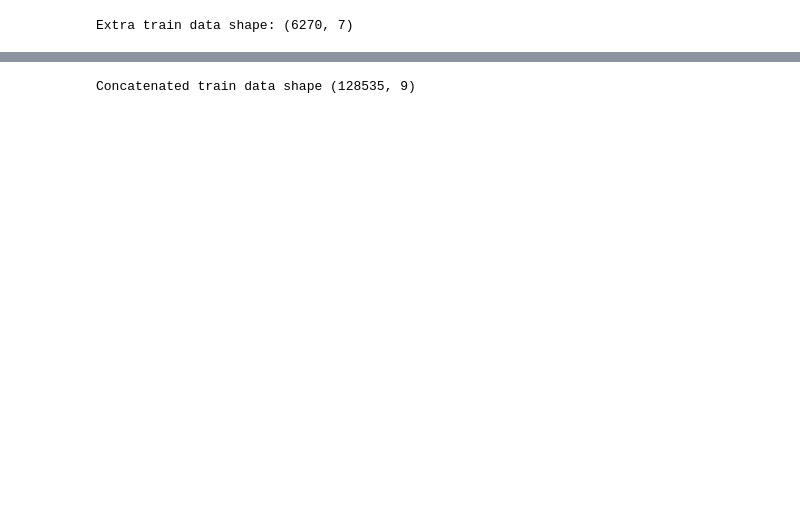
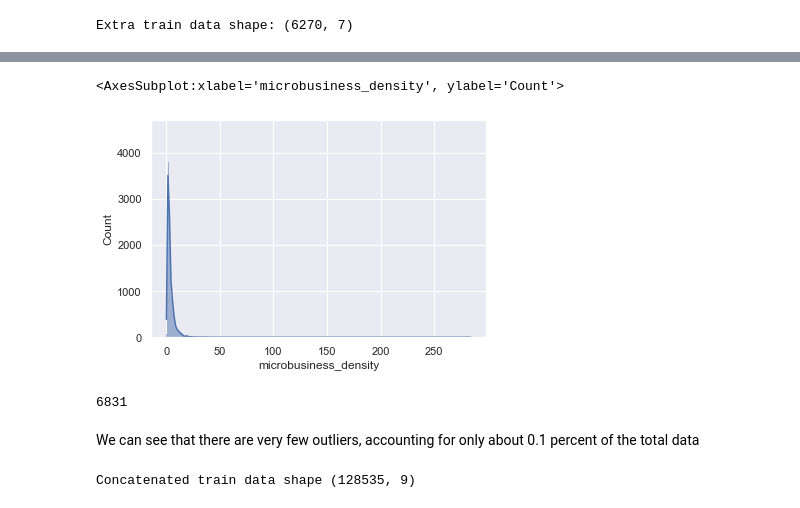
Before and after one commit to 9417GoodLuck/GoDaddy, a Jupyter notebook: DataProcess.ipynb, the cells around one changed output, grey strips where cells are left out. Drawn from its saved outputs; the diff is of its cells as text; code cells hidden in the pictures; blank space fills up the shorter version.

```diff
--- a/DataProcess.ipynb
+++ b/DataProcess.ipynb
@@ -23 +96,17 @@ Extra train data shape: (6270, 7)
+# %%
+# Since the column contains continuous variables,
+# we can utilize probability density histograms to observe its distribution:
+import seaborn as sns
+
+sns.set()
+sns.histplot(train['microbusiness_density'], kde=True)
+# %% [output]
+<AxesSubplot:xlabel='microbusiness_density', ylabel='Count'>
+[figure, added]
+# %%
+(train['microbusiness_density'] > 10).sum()
+# %% [output]
+6831
+# %% [markdown]
+We can see that there are very few outliers, accounting for only about 0.1 percent of the total data
 # %%
```
Also changed, not shown: parts of 21 cells of this notebook, 27 other files.
